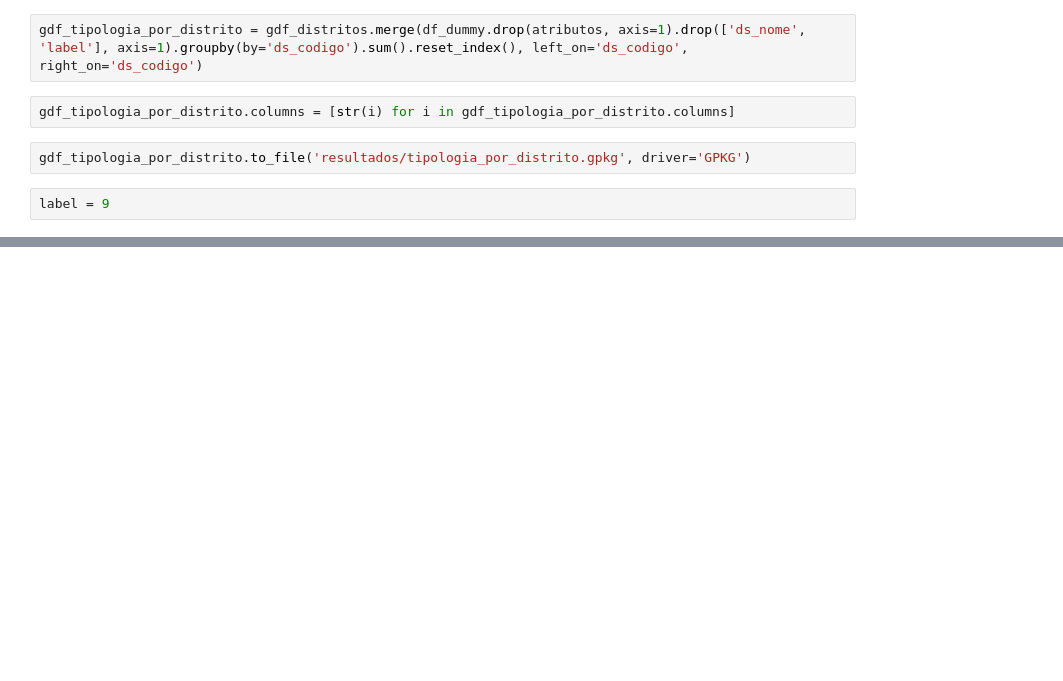
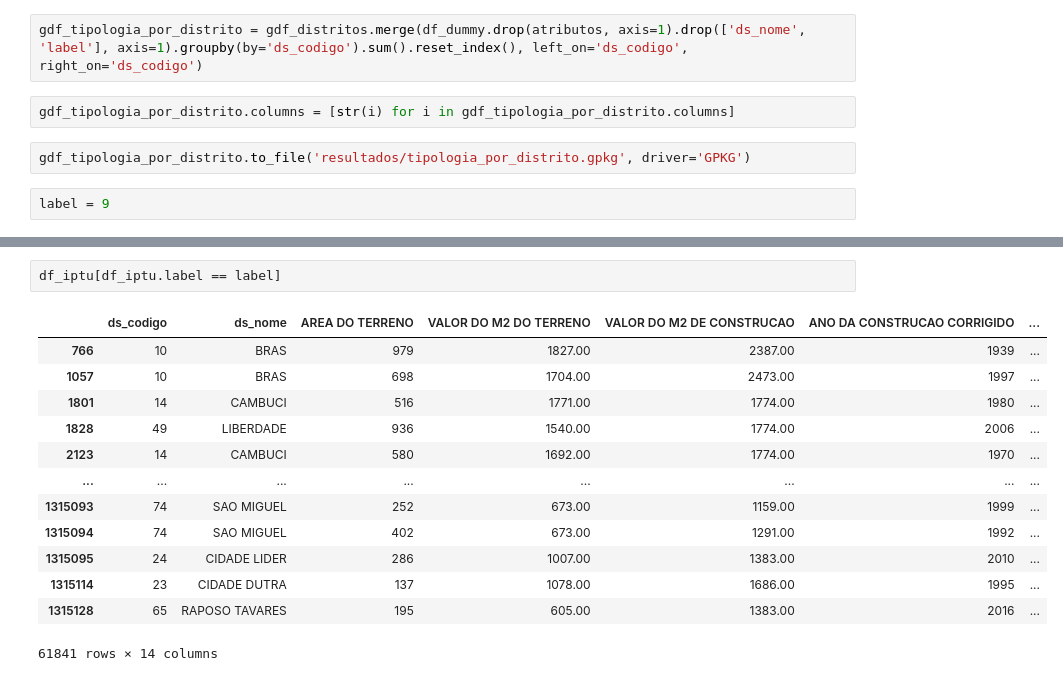
Before and after one commit to cem-usp/amostragem-em-habitacao, a Jupyter notebook: 00-atribuir-iptu-ao-lote.ipynb, the cells around one changed output, grey strips where cells are left out. Cells and saved outputs as stored; diff of their text form; blank space fills up the shorter version.

```diff
--- a/00-atribuir-iptu-ao-lote.ipynb
+++ b/00-atribuir-iptu-ao-lote.ipynb
@@ -440,0 +439,16 @@ array([[<AxesSubplot:title={'center':'AREA DO TERRENO'}>,
+# %%
+df_iptu[df_iptu.label == label]
+# %% [output]
+|  | ds_codigo | ds_nome | AREA DO TERRENO | VALOR DO M2 DO TERRENO | VALOR DO M2 DE CONSTRUCAO | ANO DA CONSTRUCAO CORRIGIDO | ... |
+| 766 | 10 | BRAS | 979 | 1827.00 | 2387.00 | 1939 | ... |
+| 1057 | 10 | BRAS | 698 | 1704.00 | 2473.00 | 1997 | ... |
+| 1801 | 14 | CAMBUCI | 516 | 1771.00 | 1774.00 | 1980 | ... |
+| 1828 | 49 | LIBERDADE | 936 | 1540.00 | 1774.00 | 2006 | ... |
+| 2123 | 14 | CAMBUCI | 580 | 1692.00 | 1774.00 | 1970 | ... |
+| ... | ... | ... | ... | ... | ... | ... | ... |
+| 1315093 | 74 | SAO MIGUEL | 252 | 673.00 | 1159.00 | 1999 | ... |
+| 1315094 | 74 | SAO MIGUEL | 402 | 673.00 | 1291.00 | 1992 | ... |
+| 1315095 | 24 | CIDADE LIDER | 286 | 1007.00 | 1383.00 | 2010 | ... |
+| 1315114 | 23 | CIDADE DUTRA | 137 | 1078.00 | 1686.00 | 1995 | ... |
+| 1315128 | 65 | RAPOSO TAVARES | 195 | 605.00 | 1383.00 | 2016 | ... |
+61841 rows × 14 columns
```
Also changed, not shown: parts of 11 cells of this notebook, 5 other files.
